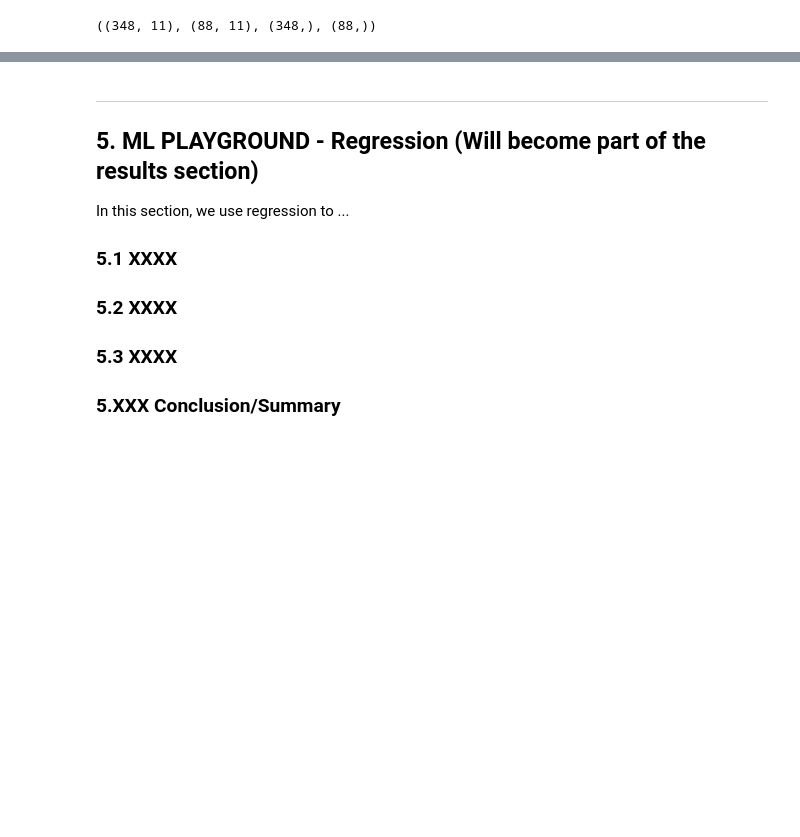
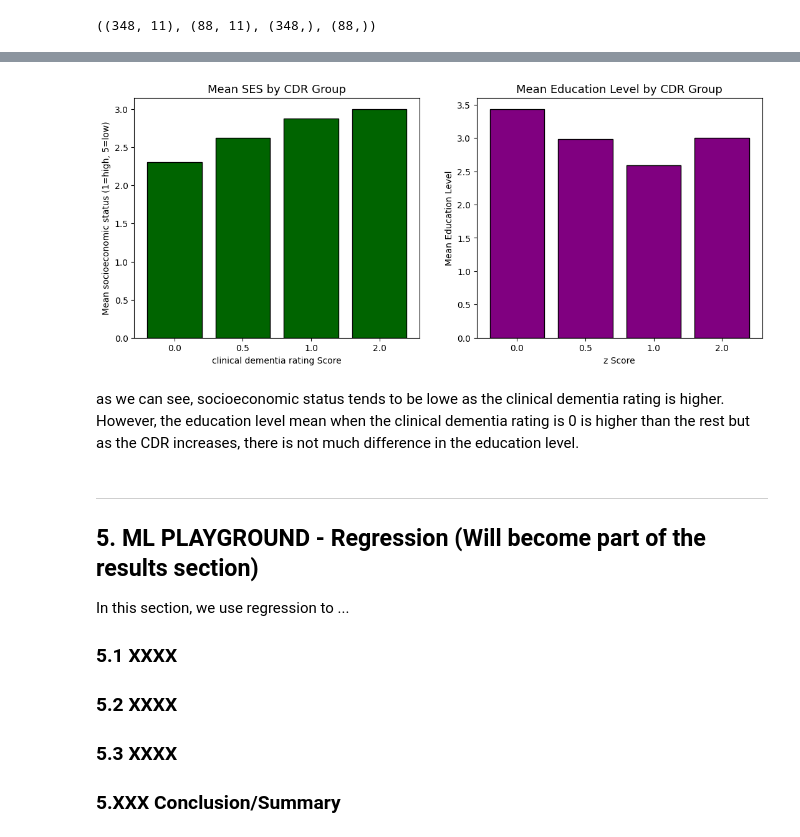
Before and after one commit to Carlos-PC05/FinalProjectCS-362, a Jupyter notebook: FinalReport_SP26_RV_PC_MASTERFILE.ipynb, the cells around one changed output, grey strips where cells are left out. Cells and saved outputs as stored; diff of their text form; code cells hidden in the pictures; blank space fills up the shorter version.

```diff
--- a/FinalReport_SP26_RV_PC_MASTERFILE.ipynb
+++ b/FinalReport_SP26_RV_PC_MASTERFILE.ipynb
@@ -471,3 +615,26 @@ etc.
+# %%
+fig, axes = plt.subplots(1, 2, figsize=(13, 5))
+
+# SES by CDR
+cdr_group = mri_train_df.dropna(subset=['socioeconomic_status']).groupby('clinical_dementia_rating')['socioeconomic_status'].mean()
+axes[0].bar(cdr_group.index.astype(str), cdr_group.values, color='darkGreen', edgecolor='black')
+axes[0].set_title('Mean SES by CDR Group', fontsize=13)
+axes[0].set_xlabel('clinical dementia rating Score')
+axes[0].set_ylabel('Mean socioeconomic status (1=high, 5=low)')
+
+# Educ by CDR
+educ_group = mri_train_df.groupby('clinical_dementia_rating')['education_level'].mean()
+axes[1].bar(educ_group.index.astype(str), educ_group.values, color='purple', edgecolor='black')
+axes[1].set_title('Mean Education Level by CDR Group', fontsize=13)
+axes[1].set_xlabel('z Score')
+axes[1].set_ylabel('Mean Education Level')
+
+plt.show()
+# %% [output]
+[figure, added]
+# %% [markdown]
+as we can see, socioeconomic status tends to be lowe as the clinical dementia rating is higher.
+However, the education level mean when the clinical dementia rating is 0 is higher than the rest but as the CDR increases, there is not much difference in the education level.
 # %% [markdown]
 ---
 
```
Also changed, not shown: parts of 18 cells of this notebook.
